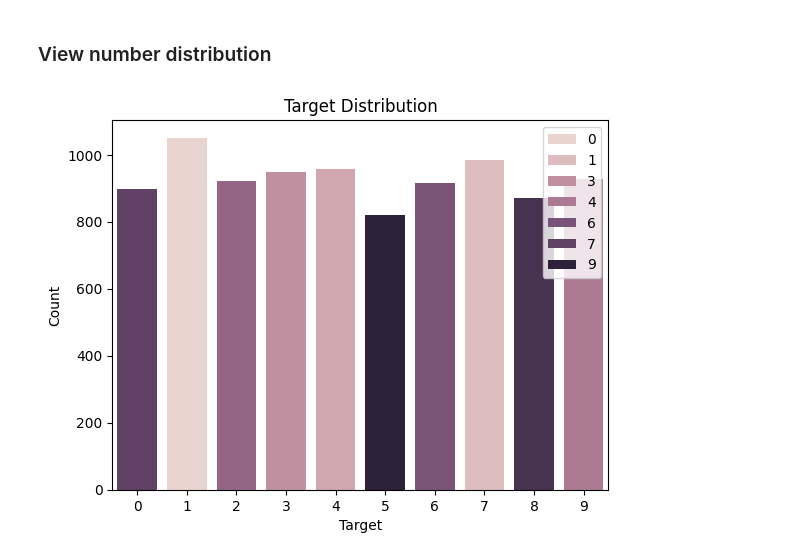
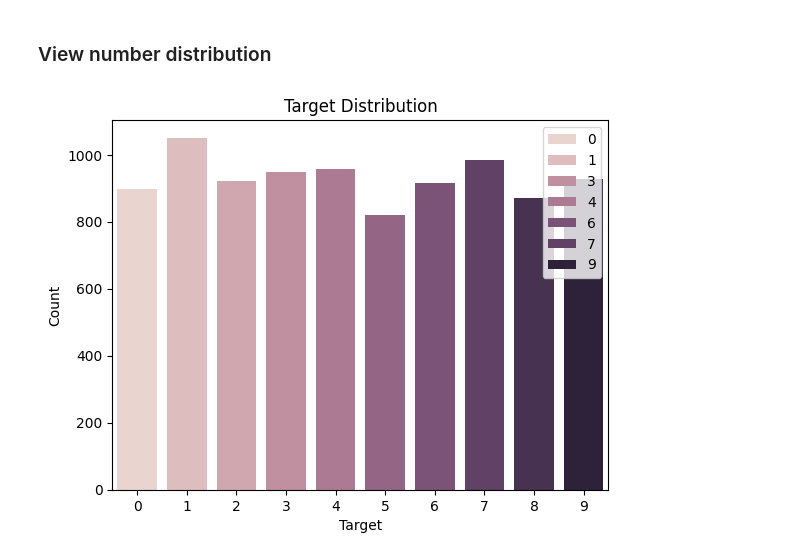
Before and after one commit to raphaelsenn/lenet-1, a Jupyter notebook: demo.ipynb, the cells around one changed output. Drawn from its saved outputs; the diff is of its cells as text; code cells hidden in the pictures.

```diff
--- a/demo.ipynb
+++ b/demo.ipynb
@@ -47,17 +47,17 @@ plt.show()
 # %%
 labels_list = []
 for i, (_, label) in enumerate(train_loader.dataset + test_loader.dataset):
     labels_list.append(label)
 
 df_labels = pd.DataFrame({'Target': labels_list})
 df_labels = df_labels['Target'].value_counts().reset_index(name='Count')
 
 plt.title('Target Distribution')
 sns.barplot(
     x='Target',
     y='Count',
     data=df_labels,
-    hue=list(range(0, 10)))
+    hue=list(df_labels['Target']))
 plt.show()
 # %% [output]
-[figure, old version]
+[figure, new version]
```
Also changed, not shown: parts of 1 cell of this notebook, 2 other files.
